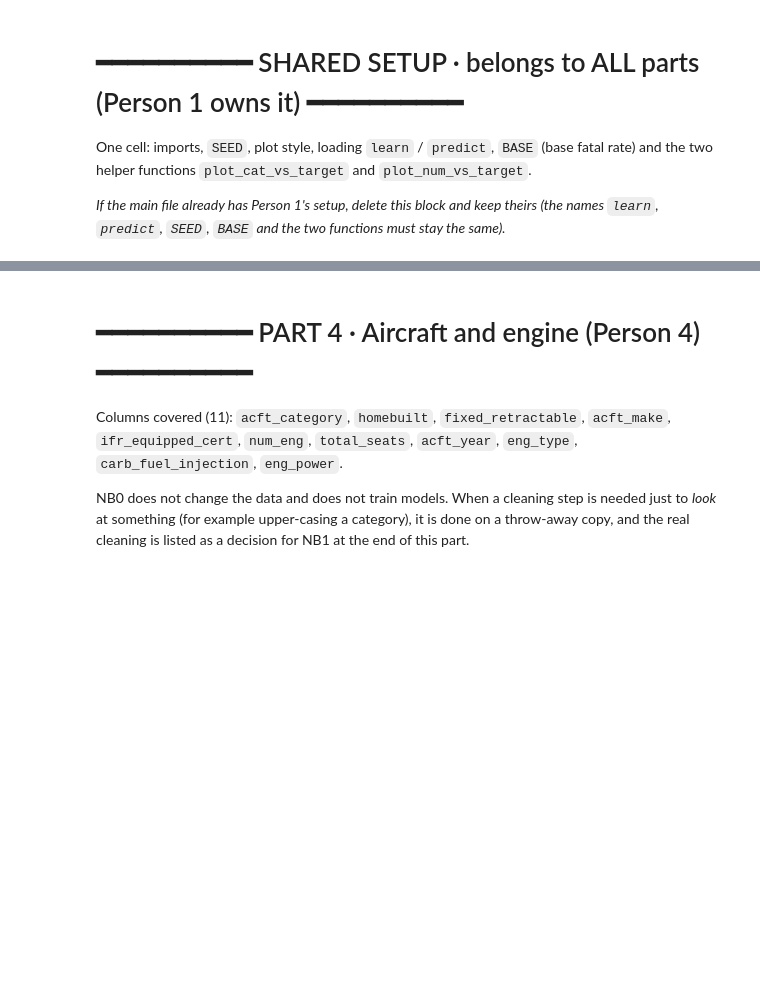
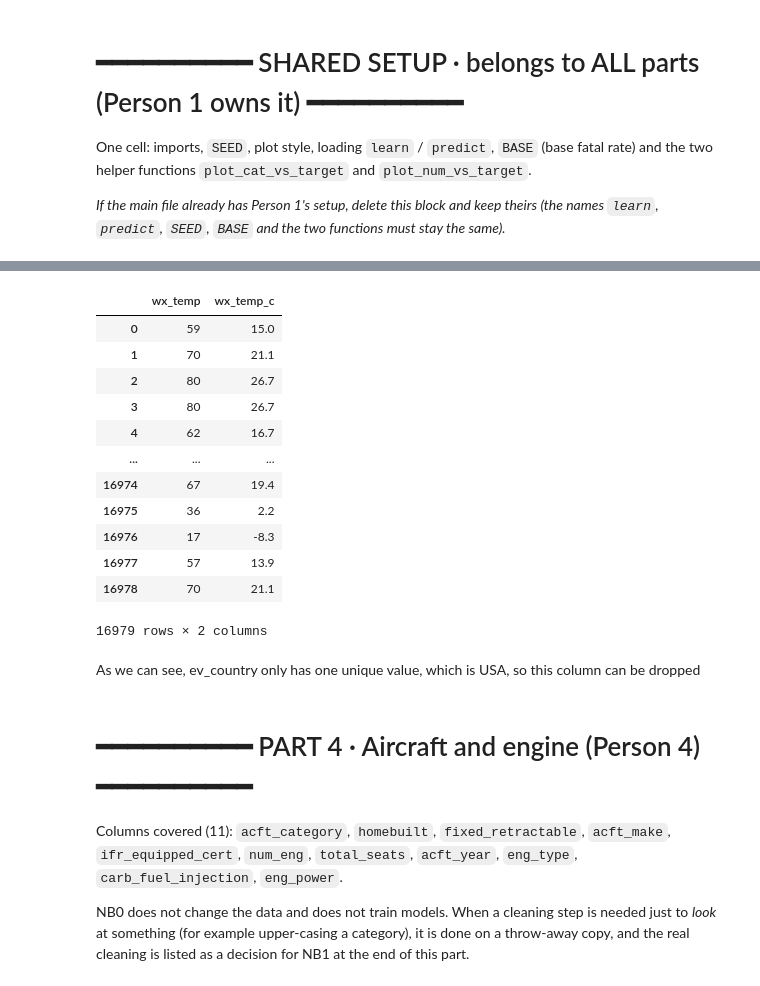
Before and after one commit to JoaoUmbels/MLBROSS, a Jupyter notebook: ML20_NB0_EDA.ipynb, the cells around one changed output, grey strips where cells are left out. Drawn from its saved outputs; the diff is of its cells as text; code cells hidden in the pictures; blank space fills up the shorter version.

```diff
--- a/ML20_NB0_EDA.ipynb
+++ b/ML20_NB0_EDA.ipynb
@@ -52,3 +148,21 @@ def plot_num_vs_target(df, col, q=8, ax=None, title=None):
+# %%
+learn[["wx_temp", "wx_temp_c"]]
+# %% [output]
+|  | wx_temp | wx_temp_c |
+| 0 | 59 | 15.0 |
+| 1 | 70 | 21.1 |
+| 2 | 80 | 26.7 |
+| 3 | 80 | 26.7 |
+| 4 | 62 | 16.7 |
+| ... | ... | ... |
+| 16974 | 67 | 19.4 |
+| 16975 | 36 | 2.2 |
+| 16976 | 17 | -8.3 |
+| 16977 | 57 | 13.9 |
+| 16978 | 70 | 21.1 |
+16979 rows × 2 columns
+# %% [markdown]
+As we can see, ev_country only has one unique value, which is USA, so this column can be dropped
 # %% [markdown]
 # ━━━━━━━━━━ PART 4 · Aircraft and engine (Person 4) ━━━━━━━━━━
 
```
Also changed, not shown: parts of 14 cells of this notebook.
